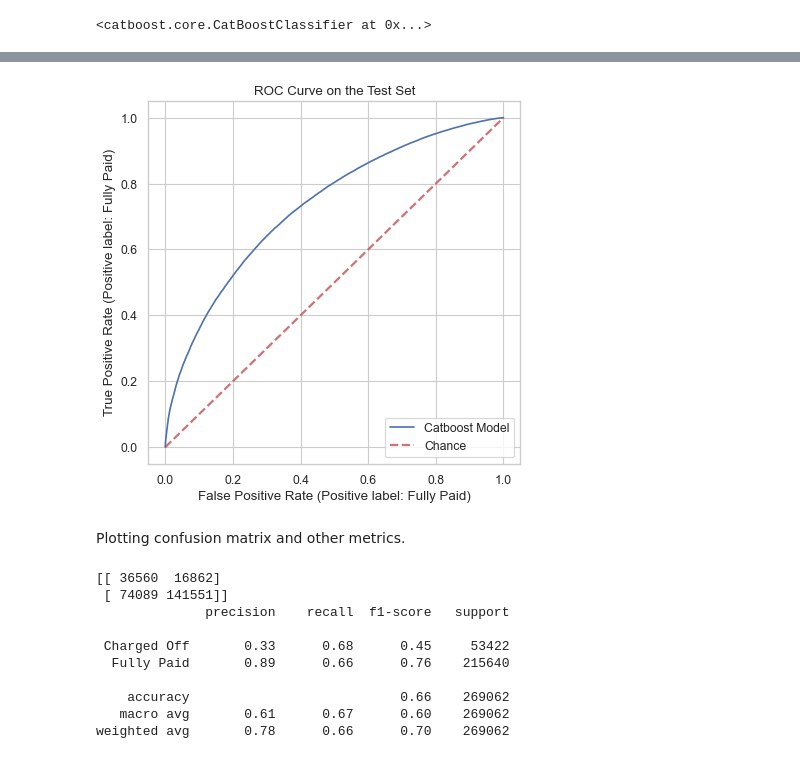
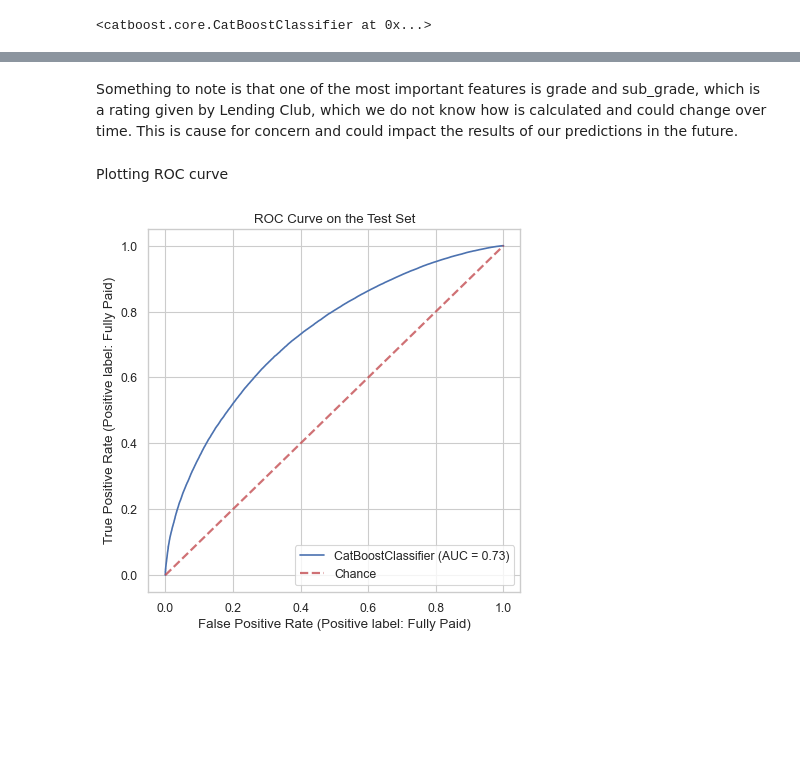
Before and after one commit to DanEllen/Lending-Club-Project, a Jupyter notebook: Lending Club Analysis.ipynb, the cells around one changed output, grey strips where cells are left out. Cells and saved outputs as stored; diff of their text form; code cells hidden in the pictures; blank space fills up the shorter version.

```diff
--- a/Lending Club Analysis.ipynb
+++ b/Lending Club Analysis.ipynb
@@ -511,0 +484,3 @@ Plotting ROC curve
+# %%
+model = CatBoostClassifier()
+model.load_model('G:\\Lending Club Data Files\\lending_club_catboost')
@@ -512,13 +533,15 @@ Plotting ROC curve
+# %% [markdown]
+Something to note is that one of the most important features is grade and sub_grade, which is a rating given by Lending Club, which we do not know how is calculated and could change over time. This is cause for concern and could impact the results of our predictions in the future.
+# %% [markdown]
+Plotting ROC curve
 # %%
 fig, ax = plt.subplots(figsize=(6, 6))
-metrics.plot_roc_curve(model, X_test, y_test, ax=ax, label='Catboost Model')
+metrics.plot_roc_curve(model, X_test, y_test, ax=ax)
 ax.plot([0, 1], [0, 1], linestyle='--', lw=2, color='r',
         label='Chance', alpha=.8)
 ax.set_title('ROC Curve on the Test Set')
 ax.legend(loc='lower right')
 plt.show()
 fig.savefig('./images/ROC_curve.png', dpi=500)
 # %% [output]
-[figure, old version]
+[figure, new version]
-# %% [markdown]
-Plotting confusion matrix and other metrics.
@@ -527,14 +547,0 @@ predictions = model.predict(pool1)
-# %%
-print(metrics.confusion_matrix(y_test, predictions, labels=['Charged Off', 'Fully Paid']))
-print(metrics.classification_report(y_test, predictions, labels=['Charged Off', 'Fully Paid']))
-# %% [output]
-[[ 36560  16862]
- [ 74089 141551]]
-              precision    recall  f1-score   support
-
- Charged Off       0.33      0.68      0.45     53422
-  Fully Paid       0.89      0.66      0.76    215640
-
-    accuracy                           0.66    269062
-   macro avg       0.61      0.67      0.60    269062
-weighted avg       0.78      0.66      0.70    269062
```
Also changed, not shown: parts of 105 cells of this notebook, 2 other files.
